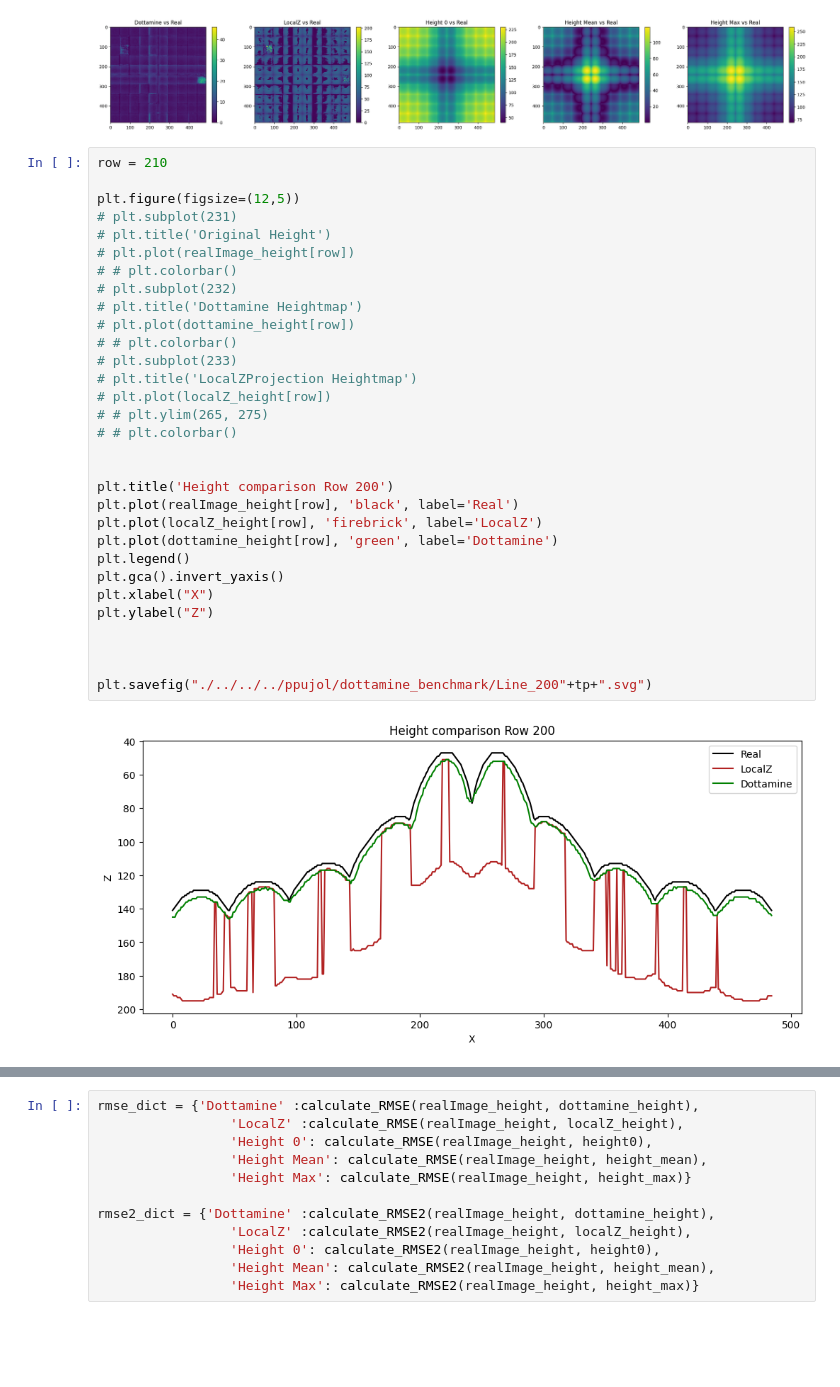
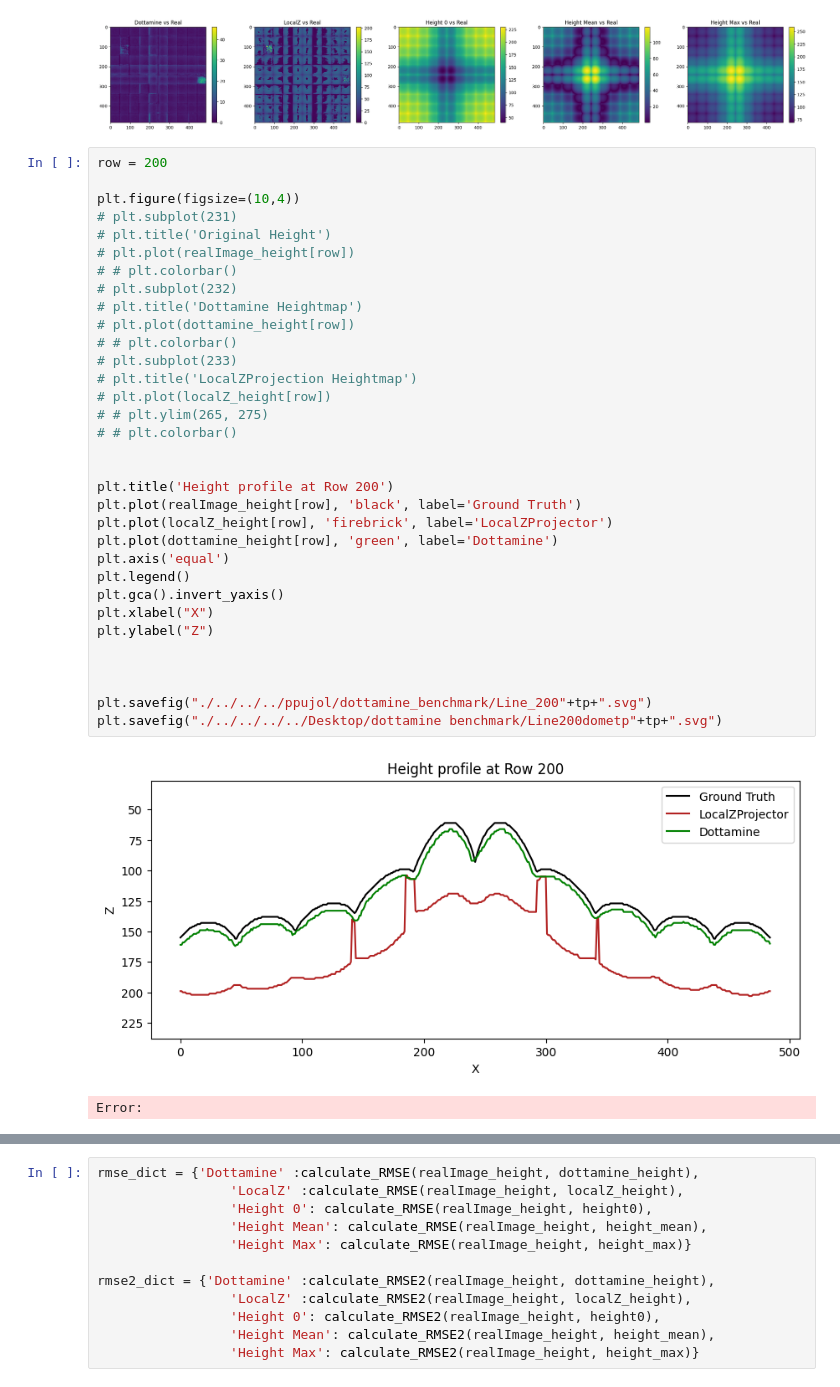
Before and after one commit to P8UXaE/light_sheet_domes, a Jupyter notebook: heightmap/benchmark/localZvsDottamine.ipynb, the cells around one changed output, grey strips where cells are left out. Cells and saved outputs as stored; diff of their text form; blank space fills up the shorter version.

Commit message:
heightmaps

```diff
--- a/heightmap/benchmark/localZvsDottamine.ipynb
+++ b/heightmap/benchmark/localZvsDottamine.ipynb
@@ -203,37 +213,40 @@ plt.savefig("./../../../ppujol/dottamine_benchmark/comparisons_differences"+tp+"
 # %% [output]
 [figure]
 # %%
-row = 210
+row = 200
 
-plt.figure(figsize=(12,5))
+plt.figure(figsize=(10,4))
 # plt.subplot(231)
 # plt.title('Original Height')
 # plt.plot(realImage_height[row])
 # # plt.colorbar()
 # plt.subplot(232)
 # plt.title('Dottamine Heightmap')
 # plt.plot(dottamine_height[row])
 # # plt.colorbar()
 # plt.subplot(233)
 # plt.title('LocalZProjection Heightmap')
 # plt.plot(localZ_height[row])
 # # plt.ylim(265, 275)
 # # plt.colorbar()
 
 
-plt.title('Height comparison Row 200')
-plt.plot(realImage_height[row], 'black', label='Real')
-plt.plot(localZ_height[row], 'firebrick', label='LocalZ')
+plt.title('Height profile at Row 200')
+plt.plot(realImage_height[row], 'black', label='Ground Truth')
+plt.plot(localZ_height[row], 'firebrick', label='LocalZProjector')
 plt.plot(dottamine_height[row], 'green', label='Dottamine')
+plt.axis('equal')
 plt.legend()
 plt.gca().invert_yaxis()
 plt.xlabel("X")
 plt.ylabel("Z")
 
 
 
 plt.savefig("./../../../ppujol/dottamine_benchmark/Line_200"+tp+".svg")
+plt.savefig("./../../../../Desktop/dottamine benchmark/Line200dometp"+tp+".svg")
 # %% [output]
-[figure, old version]
+[figure, new version]
+Error:
 # %%
 ## General plot
```
Also changed, not shown: parts of 2 cells of this notebook, 12 other files.
